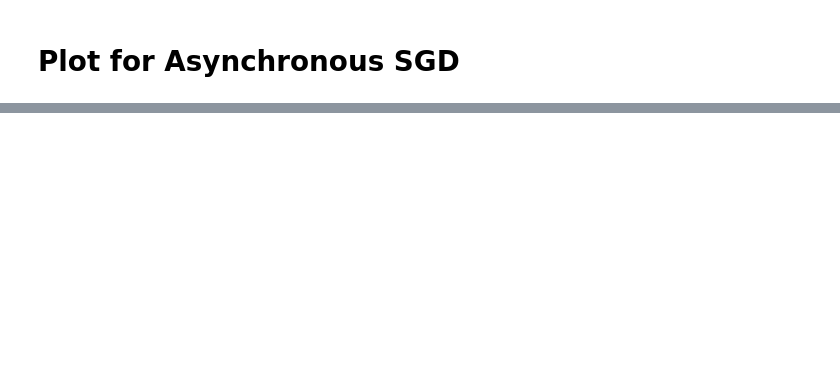
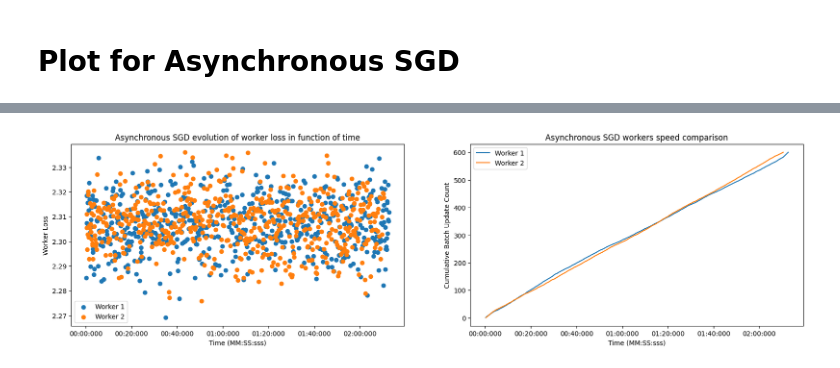
Before and after one commit to NicolasRR/OptML, a Jupyter notebook: plots.ipynb, the cells around one changed output, grey strips where cells are left out. Cells and saved outputs as stored; diff of their text form; code cells hidden in the pictures; blank space fills up the shorter version.

```diff
--- a/plots.ipynb
+++ b/plots.ipynb
@@ -147,0 +102,84 @@ plot_worker_updates(worker_updates_async)
+# %%
+lines = []
+with open('log_async.log', 'r') as log_file:
+    # Iterate through each line in the log file
+    for line in log_file:
+        lines.append(line.split(" - __mp_main__ - "))
+
+for i, line in enumerate(lines):
+    timestamp = datetime.strptime(line[0], '%Y-%m-%d %H:%M:%S,%f')
+    lines[i][0] = timestamp
+
+nb_workers = int((lines[0][1].split("with ")[1]).split(" workers")[0]) # extract from first line
+lines = lines[1:-1] # remove first and last lines (info messages)
+
+start_time = lines[0][0]
+end_time = lines[-1][0]
+training_time_async = end_time - start_time
+
+minutes, remainder = divmod(training_time_async.seconds, 60)
+seconds = remainder
+milliseconds = training_time_async.microseconds // 1000
+formatted_training_time_async = f"{minutes:02d}:{seconds:02d}:{milliseconds:03d}"
+print("Asynchronous training time:", formatted_training_time_async) # MM:SS:sss
+
+for i, line in enumerate(lines):
+    lines[i][0] = line[0] - start_time
+    lines[i][1] = line[1].split("DEBUG - ")[1].strip()
+
+worker_update_lines = []
+for i, line in enumerate(lines):
+    if i < nb_workers:
+        continue
+    if "PS updated model, worker loss: " in line[1]:
+        splited_text = (line[1].split("PS updated model, worker loss: "))[1].split(" ")
+        worker_update_lines.append((line[0], float(splited_text[0]), int(splited_text[1].split("_")[1][:-1])))
+
+
+
+####### PLOTS #######
+# Create a 1x2 grid of subplots
+fig, axs = plt.subplots(nrows=1, ncols=2, figsize=(20, 5))
+
+# First subplot (Worker Loss vs Time)
+worker_losses = {}
+for line in worker_update_lines:
+    td, worker_loss, worker_id = line
+    worker_losses.setdefault(worker_id, []).append((td, worker_loss))
+
+for worker_id, losses in worker_losses.items():
+    x = [td.total_seconds() for td, _ in losses]
+    y = [worker_loss for _, worker_loss in losses]
+    axs[0].scatter(x, y, label=f'Worker {worker_id}', marker='o')
+
+axs[0].set_xlabel('Time (MM:SS:sss)')
+axs[0].set_ylabel('Worker Loss')
+axs[0].set_title('Asynchronous SGD evolution of worker loss in function of time')
+axs[0].legend()
+
+# Format x-axis tick labels
+formatter = FuncFormatter(format_timedelta)
+axs[0].xaxis.set_major_formatter(formatter)
+
+# Second subplot (Cumulative Batch Update Count vs Time)
+worker_cumulative_updates = {}
+for line in worker_update_lines:
+    td, _, worker_id = line
+    worker_cumulative_updates.setdefault(worker_id, []).append(td)
+
+for worker_id, updates in worker_cumulative_updates.items():
+    x = [td.total_seconds() for td in updates]
+    y = list(range(1, len(updates) + 1))
+    axs[1].plot(x, y, label=f'Worker {worker_id}',)
+
+axs[1].set_xlabel('Time (MM:SS:sss)')
+axs[1].set_ylabel('Cumulative Batch Update Count')
+axs[1].set_title('Asynchronous SGD workers speed comparison')
+axs[1].legend()
+
+# Format x-axis tick labels
+axs[1].xaxis.set_major_formatter(formatter)
+
+# Display the subplots
+plt.show()
+# %% [output]
@@ -147,0 +187 @@ plot_worker_updates(worker_updates_async)
+[figure, added]
```
Also changed, not shown: parts of 5 cells of this notebook.
